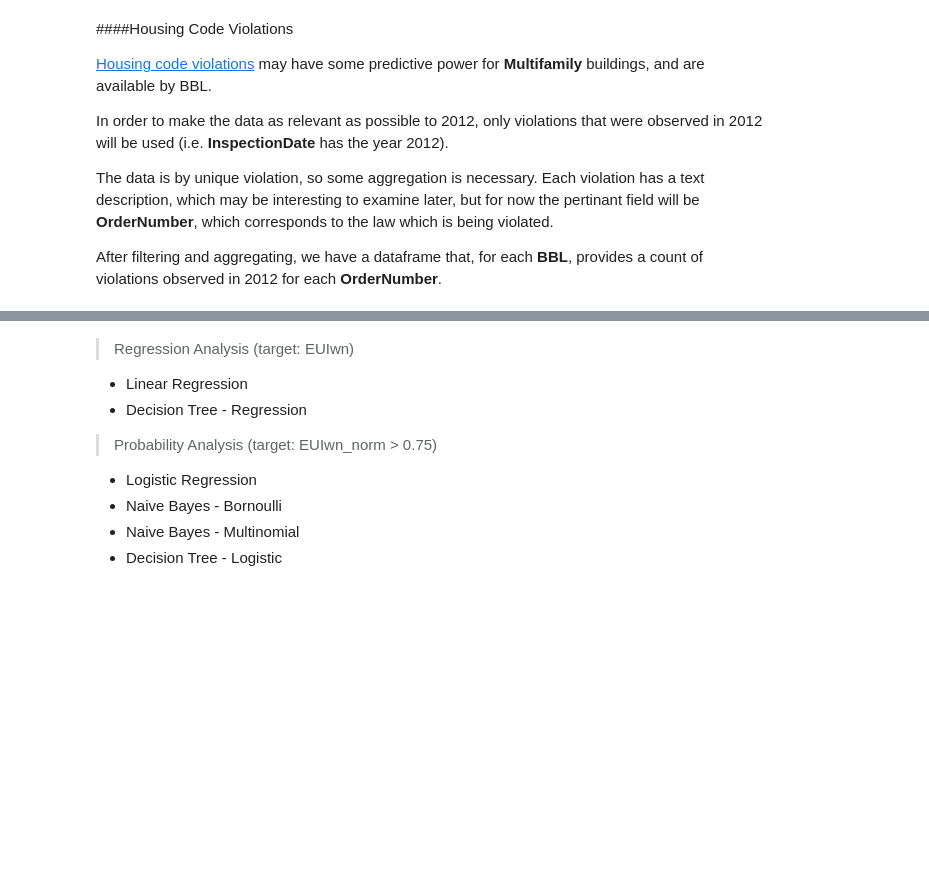
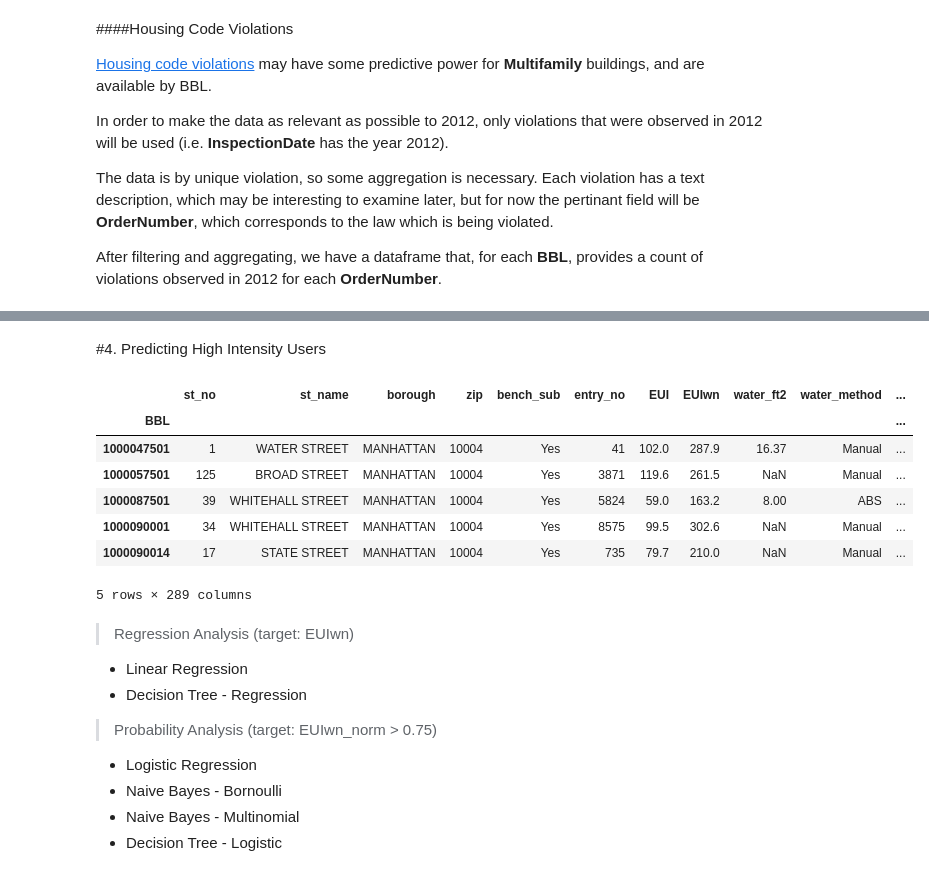
Before and after one commit to theolove/ga_project1_tlove, a Jupyter notebook: projects/Project 2/Project_2_tlove.ipynb, the cells around one changed output, grey strips where cells are left out. Saved outputs shown, nothing was run; the diff lists cells and outputs as text; code cells hidden in the pictures; blank space fills up the shorter version.

```diff
--- a/projects/Project 2/Project_2_tlove.ipynb
+++ b/projects/Project 2/Project_2_tlove.ipynb
@@ -192,6 +324,23 @@ PLUTO data merged: 149 features and 9731 observations.
+# %% [markdown]
+#4. Predicting High Intensity Users
 # %%
+# import the custom machine learning helper functions that are in a separate module
+import mltl
+
 # import the cleaned data set
-buildings = pd.read_csv('ll84_pluto.csv', low_memory=False)
+bd = pd.read_csv('buildings_clean.csv', low_memory=False)
+bd = bd.set_index('BBL')
+
+bd.head()
+# %% [output]
+|  | st_no | st_name | borough | zip | bench_sub | entry_no | EUI | EUIwn | water_ft2 | water_method | ... |
+| BBL |  |  |  |  |  |  |  |  |  |  | ... |
+| 1000047501 | 1 | WATER STREET | MANHATTAN | 10004 | Yes | 41 | 102.0 | 287.9 | 16.37 | Manual | ... |
+| 1000057501 | 125 | BROAD STREET | MANHATTAN | 10004 | Yes | 3871 | 119.6 | 261.5 | NaN | Manual | ... |
+| 1000087501 | 39 | WHITEHALL STREET | MANHATTAN | 10004 | Yes | 5824 | 59.0 | 163.2 | 8.00 | ABS | ... |
+| 1000090001 | 34 | WHITEHALL STREET | MANHATTAN | 10004 | Yes | 8575 | 99.5 | 302.6 | NaN | Manual | ... |
+| 1000090014 | 17 | STATE STREET | MANHATTAN | 10004 | Yes | 735 | 79.7 | 210.0 | NaN | Manual | ... |
+5 rows × 289 columns
 # %% [markdown]
 >Regression Analysis (target: EUIwn)
 
```
Also changed, not shown: parts of 48 cells of this notebook, 6 other files.
